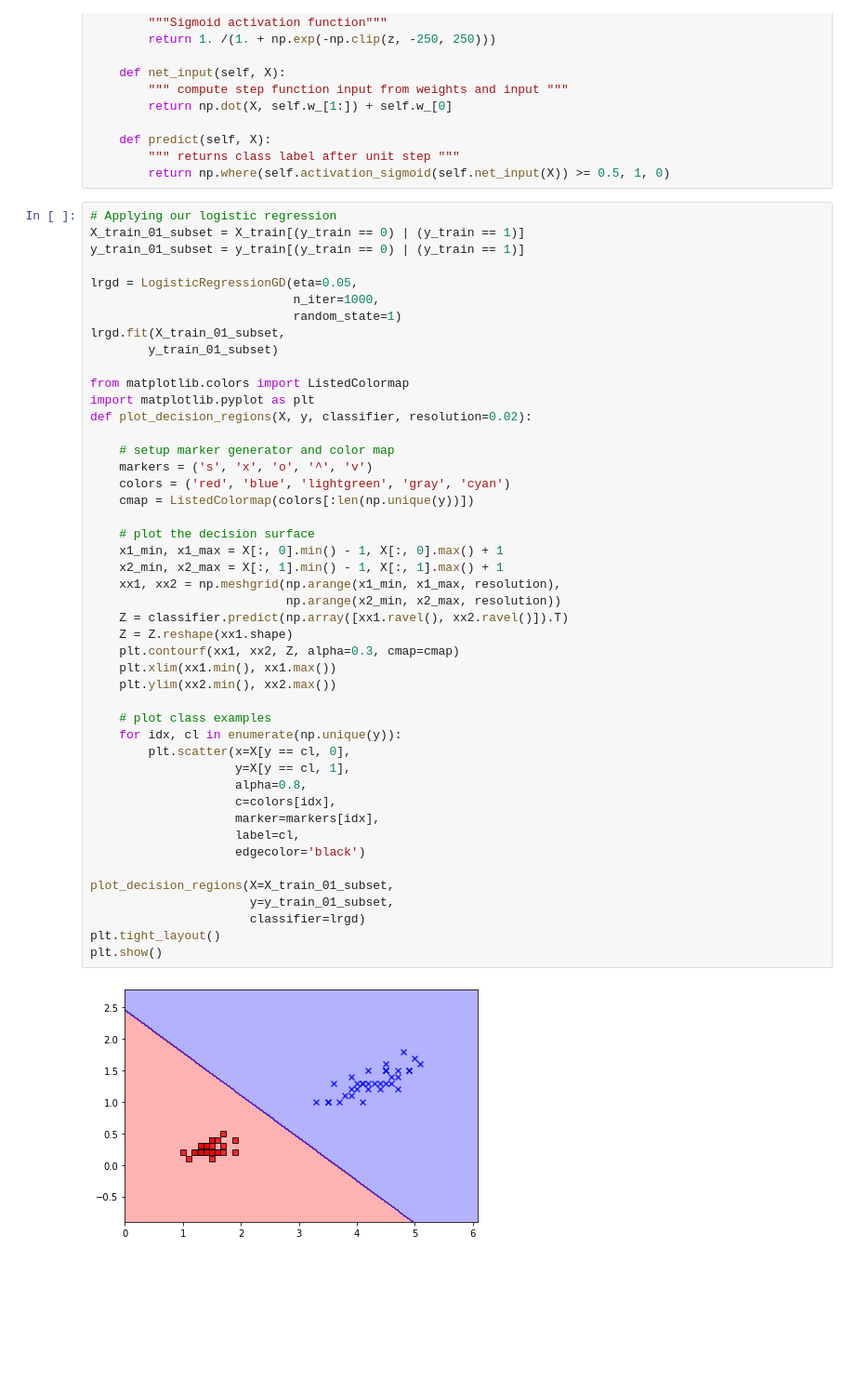
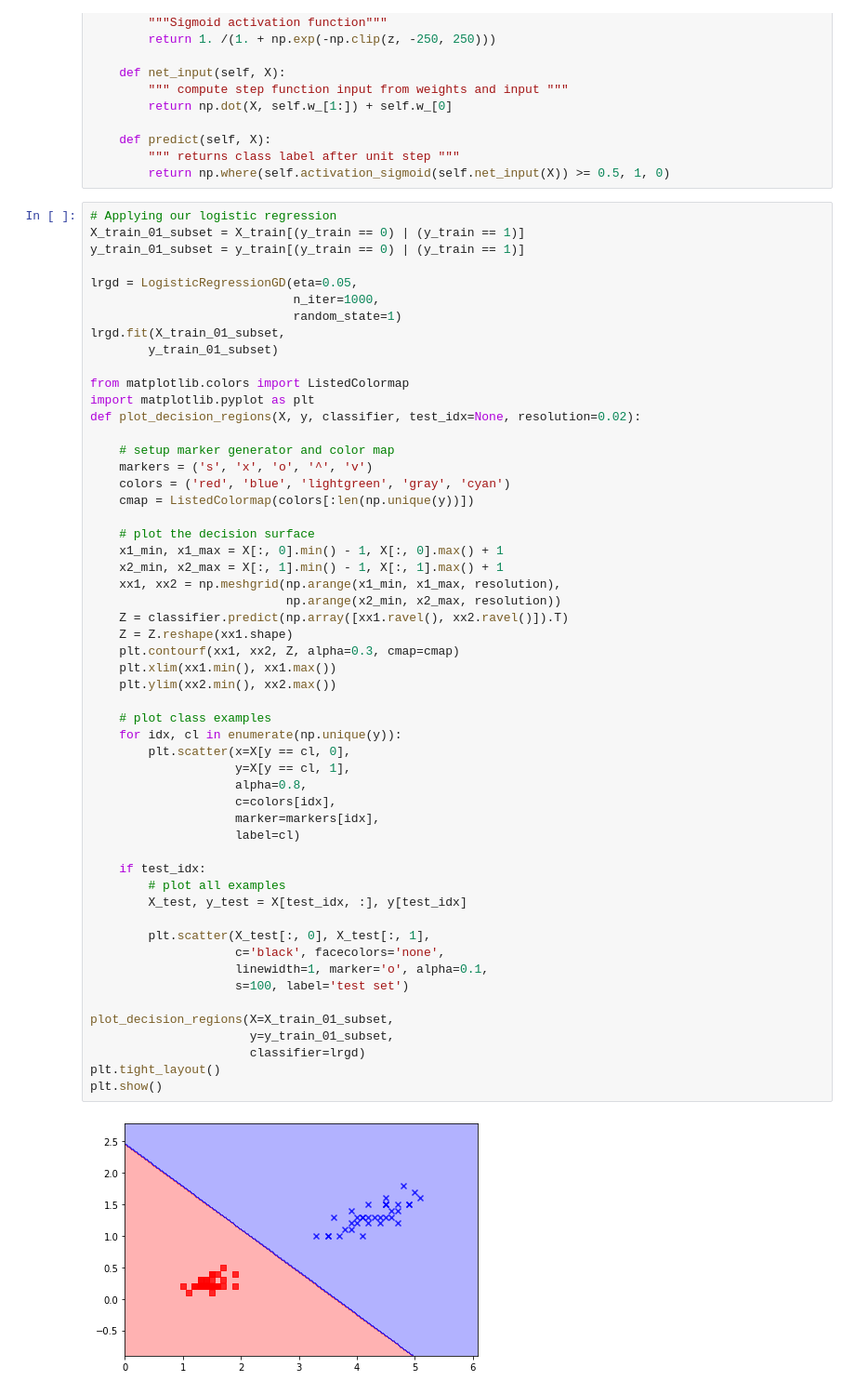
Before and after one commit to mfalcioni1/python-ml, a Jupyter notebook: chapter-3/ch03.ipynb, the cells around one changed output. Shown: that part at 93% size. Cells and saved outputs as stored; diff of their text form; blank space fills up the shorter version.

```diff
--- a/chapter-3/ch03.ipynb
+++ b/chapter-3/ch03.ipynb
@@ -147,38 +147,46 @@ lrgd.fit(X_train_01_subset,
 
 from matplotlib.colors import ListedColormap
 import matplotlib.pyplot as plt
-def plot_decision_regions(X, y, classifier, resolution=0.02):
+def plot_decision_regions(X, y, classifier, test_idx=None, resolution=0.02):
 
     # setup marker generator and color map
     markers = ('s', 'x', 'o', '^', 'v')
     colors = ('red', 'blue', 'lightgreen', 'gray', 'cyan')
     cmap = ListedColormap(colors[:len(np.unique(y))])
 
     # plot the decision surface
     x1_min, x1_max = X[:, 0].min() - 1, X[:, 0].max() + 1
     x2_min, x2_max = X[:, 1].min() - 1, X[:, 1].max() + 1
     xx1, xx2 = np.meshgrid(np.arange(x1_min, x1_max, resolution),
                            np.arange(x2_min, x2_max, resolution))
     Z = classifier.predict(np.array([xx1.ravel(), xx2.ravel()]).T)
     Z = Z.reshape(xx1.shape)
     plt.contourf(xx1, xx2, Z, alpha=0.3, cmap=cmap)
     plt.xlim(xx1.min(), xx1.max())
     plt.ylim(xx2.min(), xx2.max())
 
     # plot class examples
     for idx, cl in enumerate(np.unique(y)):
         plt.scatter(x=X[y == cl, 0],
                     y=X[y == cl, 1],
                     alpha=0.8,
                     c=colors[idx],
                     marker=markers[idx],
-                    label=cl,
-                    edgecolor='black')
+                    label=cl)
+
+    if test_idx:
+        # plot all examples
+        X_test, y_test = X[test_idx, :], y[test_idx]
+
+        plt.scatter(X_test[:, 0], X_test[:, 1],
+                    c='black', facecolors='none',
+                    linewidth=1, marker='o', alpha=0.1,
+                    s=100, label='test set')
 
 plot_decision_regions(X=X_train_01_subset,
                       y=y_train_01_subset,
                       classifier=lrgd)
 plt.tight_layout()
 plt.show()
 # %% [output]
-[figure, old version]
+[figure, new version]
```
Also changed, not shown: parts of 2 cells of this notebook.
